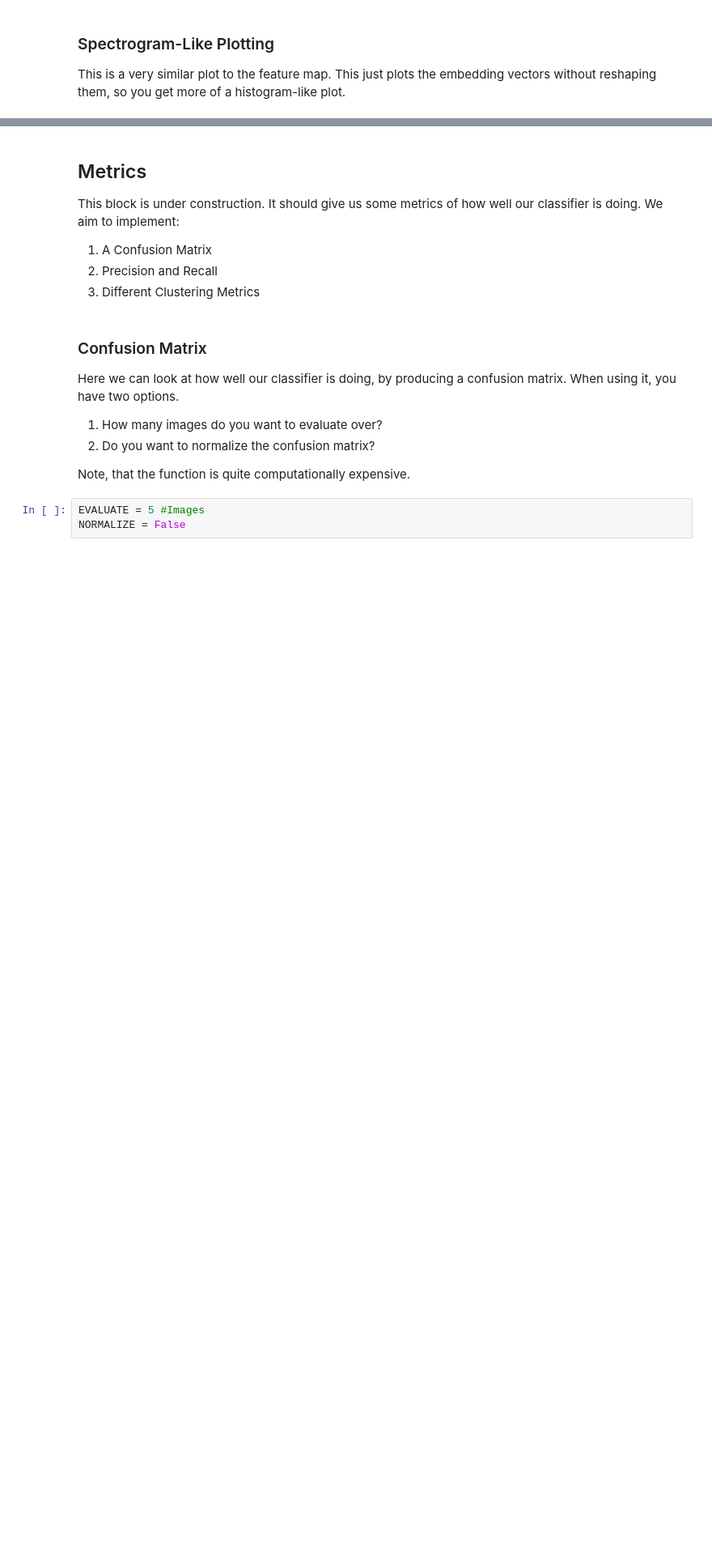
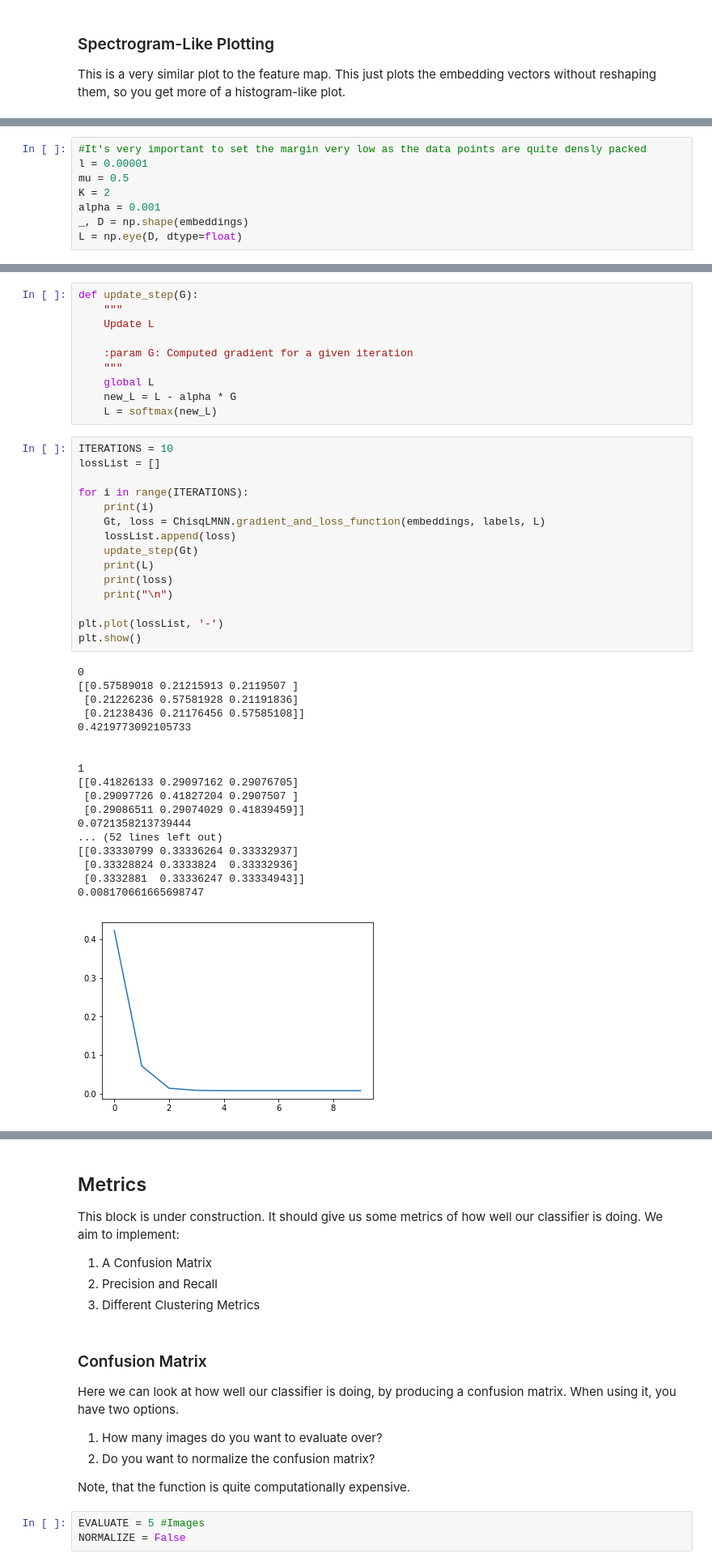
Before and after one commit to matterport/Mask_RCNN, a Jupyter notebook: samples/wireframe/One-Shot.ipynb, the cells around one changed output, grey strips where cells are left out. Shown at 81% size. Cells and saved outputs as stored; diff of their text form; blank space fills up the shorter version.

```diff
--- a/samples/wireframe/One-Shot.ipynb
+++ b/samples/wireframe/One-Shot.ipynb
@@ -221,0 +257,8 @@ plots.histogram_plot(embeddings, labels)
+# %%
+#It's very important to set the margin very low as the data points are quite densly packed
+l = 0.00001
+mu = 0.5
+K = 2
+alpha = 0.001
+_, D = np.shape(embeddings)
+L = np.eye(D, dtype=float)
@@ -221,0 +267,44 @@ plots.histogram_plot(embeddings, labels)
+# %%
+def update_step(G):
+    """
+    Update L
+
+    :param G: Computed gradient for a given iteration
+    """
+    global L
+    new_L = L - alpha * G
+    L = softmax(new_L)
+# %%
+ITERATIONS = 10
+lossList = []
+
+for i in range(ITERATIONS):
+    print(i)
+    Gt, loss = ChisqLMNN.gradient_and_loss_function(embeddings, labels, L)
+    lossList.append(loss)
+    update_step(Gt)
+    print(L)
+    print(loss)
+    print("\n")
+
+plt.plot(lossList, '-')
+plt.show()
+# %% [output]
+0
+[[0.57589018 0.21215913 0.2119507 ]
+ [0.21226236 0.57581928 0.21191836]
+ [0.21238436 0.21176456 0.57585108]]
+0.4219773092105733
+
+
+1
+[[0.41826133 0.29097162 0.29076705]
+ [0.29097726 0.41827204 0.2907507 ]
+ [0.29086511 0.29074029 0.41839459]]
+0.0721358213739444
+... (52 lines left out)
+[[0.33330799 0.33336264 0.33332937]
+ [0.33328824 0.3333824  0.33332936]
+ [0.3332881  0.33336247 0.33334943]]
+0.008170661665698747
+[figure, added]
```
Also changed, not shown: parts of 16 cells of this notebook, 4 other files.
